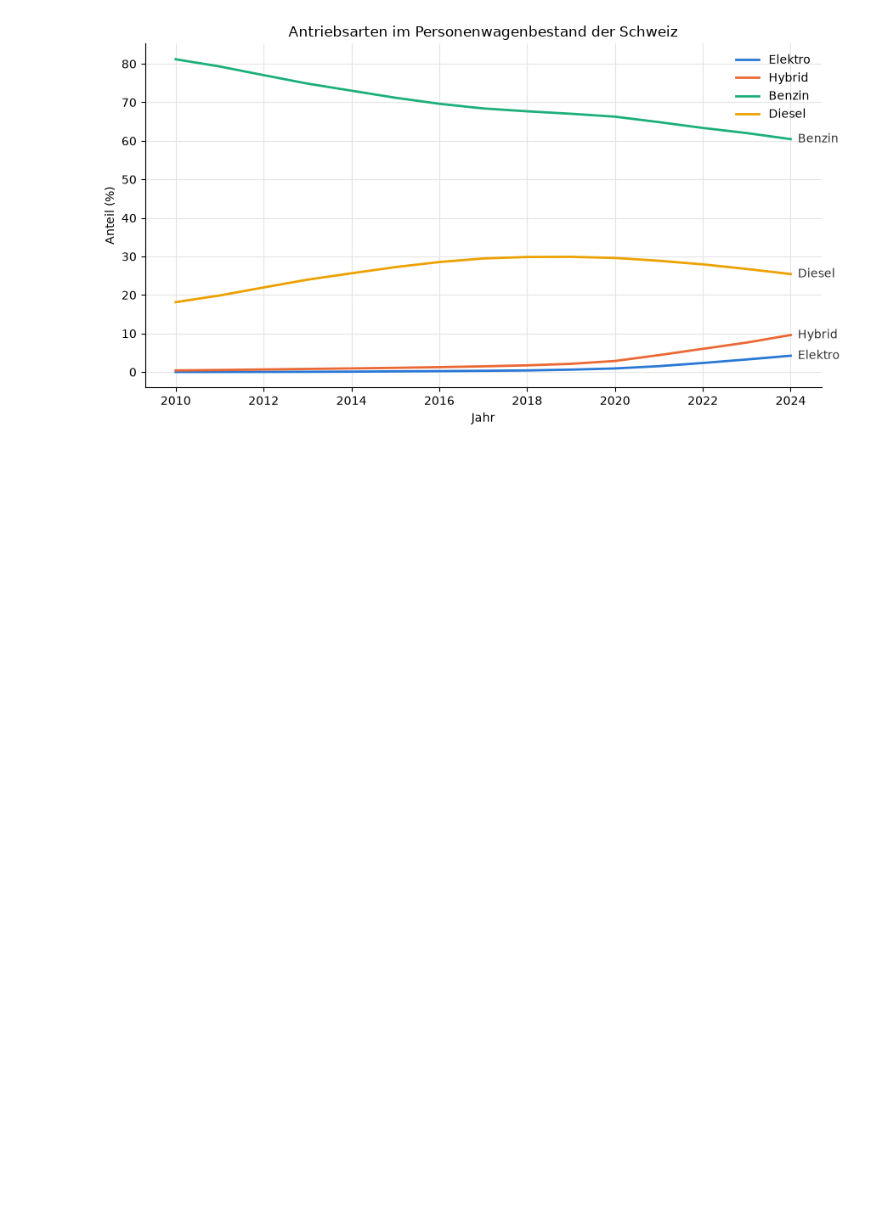
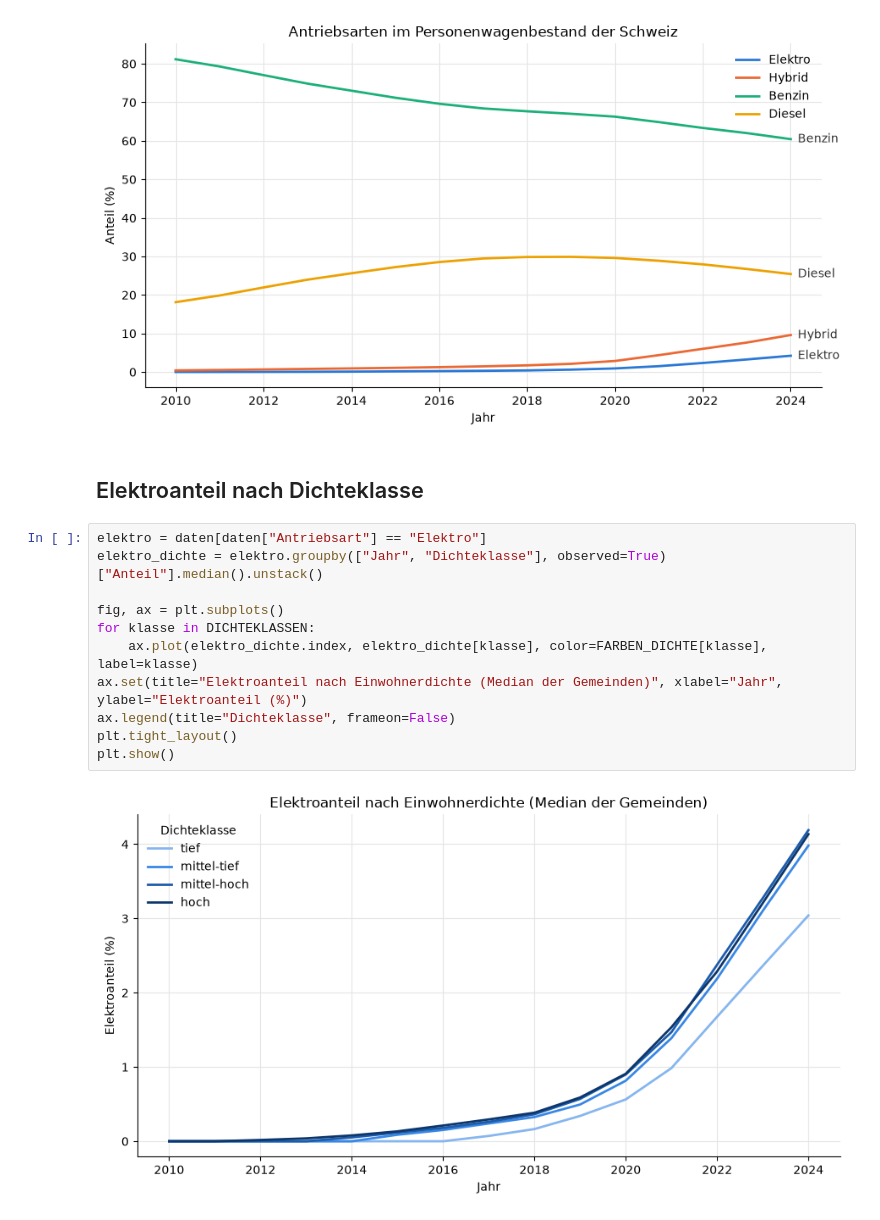
Before and after one commit to Y-Akinci/vehicle-types-density-ch, a Jupyter notebook: notebooks/analyse_brauchli.ipynb, the cells around one changed output. Drawn from its saved outputs; the diff is of its cells as text; blank space fills up the shorter version.

Commit message:
elektroanteil nach einwohnerdichte visualisiert

```diff
--- a/notebooks/analyse_brauchli.ipynb
+++ b/notebooks/analyse_brauchli.ipynb
@@ -49,3 +49,18 @@ plt.tight_layout()
 plt.show()
 # %% [output]
 [figure]
+# %% [markdown]
+## Elektroanteil nach Dichteklasse
+# %%
+elektro = daten[daten["Antriebsart"] == "Elektro"]
+elektro_dichte = elektro.groupby(["Jahr", "Dichteklasse"], observed=True)["Anteil"].median().unstack()
+
+fig, ax = plt.subplots()
+for klasse in DICHTEKLASSEN:
+    ax.plot(elektro_dichte.index, elektro_dichte[klasse], color=FARBEN_DICHTE[klasse], label=klasse)
+ax.set(title="Elektroanteil nach Einwohnerdichte (Median der Gemeinden)", xlabel="Jahr", ylabel="Elektroanteil (%)")
+ax.legend(title="Dichteklasse", frameon=False)
+plt.tight_layout()
+plt.show()
+# %% [output]
+[figure, added]
```
